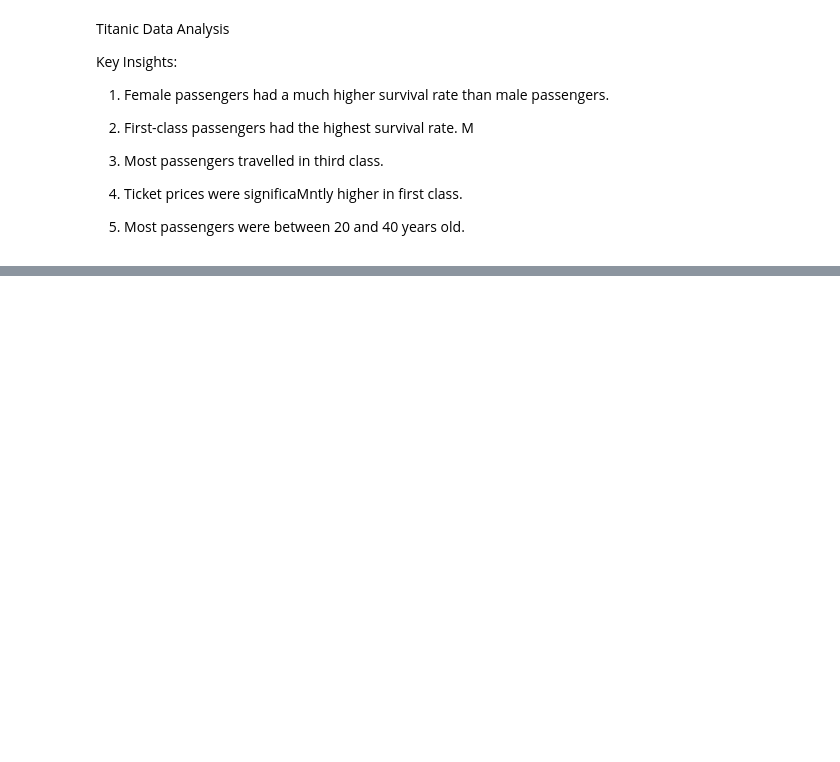
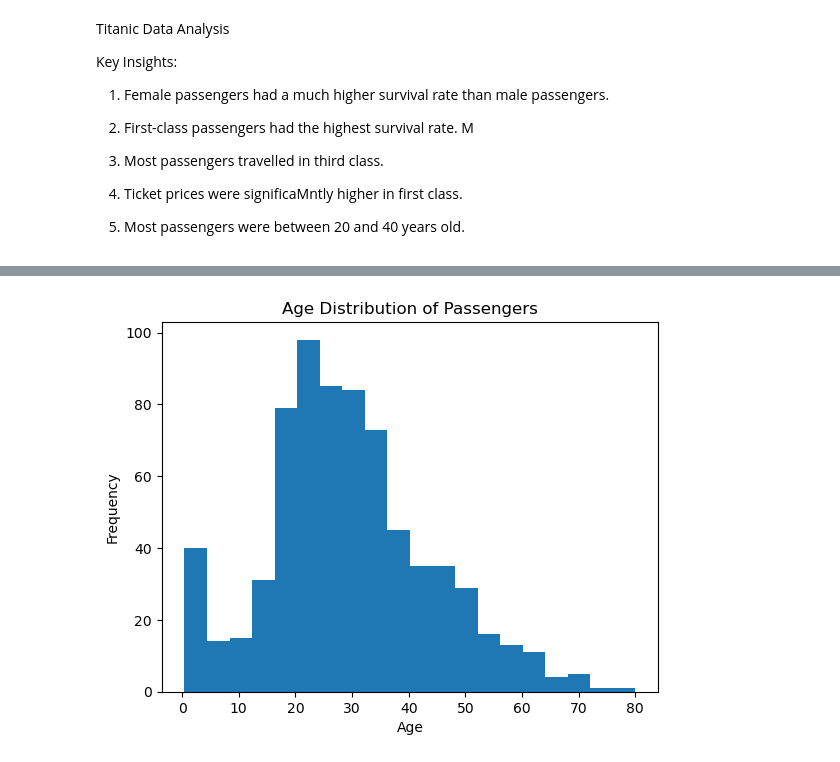
Before and after one commit to Aisha-k23/titanic-data-analysis-secondproject, a Jupyter notebook: titanic_data_analysis.ipynb, the cells around one changed output, grey strips where cells are left out. Cells and saved outputs as stored; diff of their text form; code cells hidden in the pictures; blank space fills up the shorter version.

```diff
--- a/titanic_data_analysis.ipynb
+++ b/titanic_data_analysis.ipynb
@@ -62,0 +77,7 @@ M
+# %%
+df["Age"].plot(kind="hist", bins=20)
+plt.title("Age Distribution of Passengers")
+plt.xlabel("Age")
+plt.show()
+# %% [output]
+[figure, added]
```
Also changed, not shown: parts of 3 cells of this notebook.
